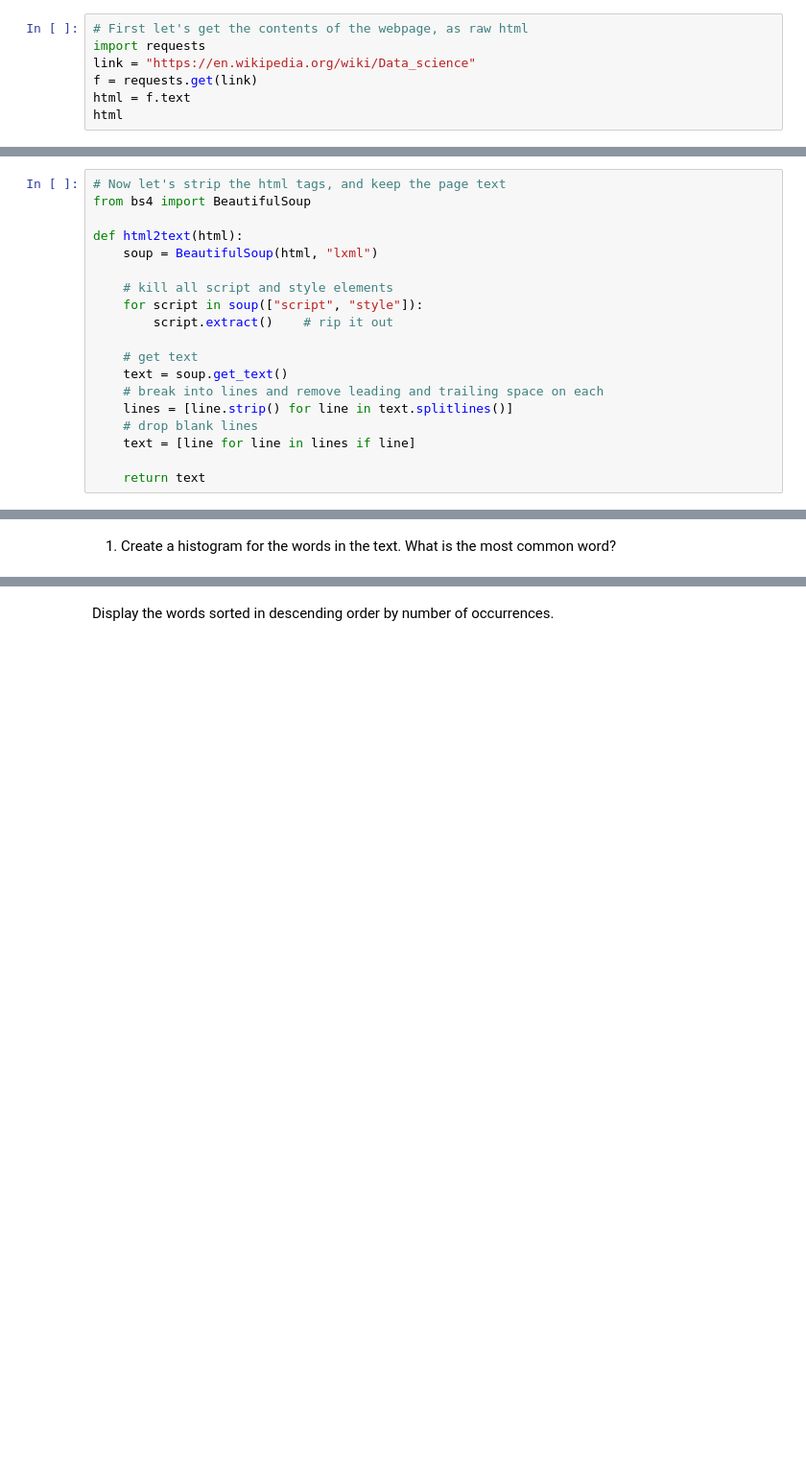
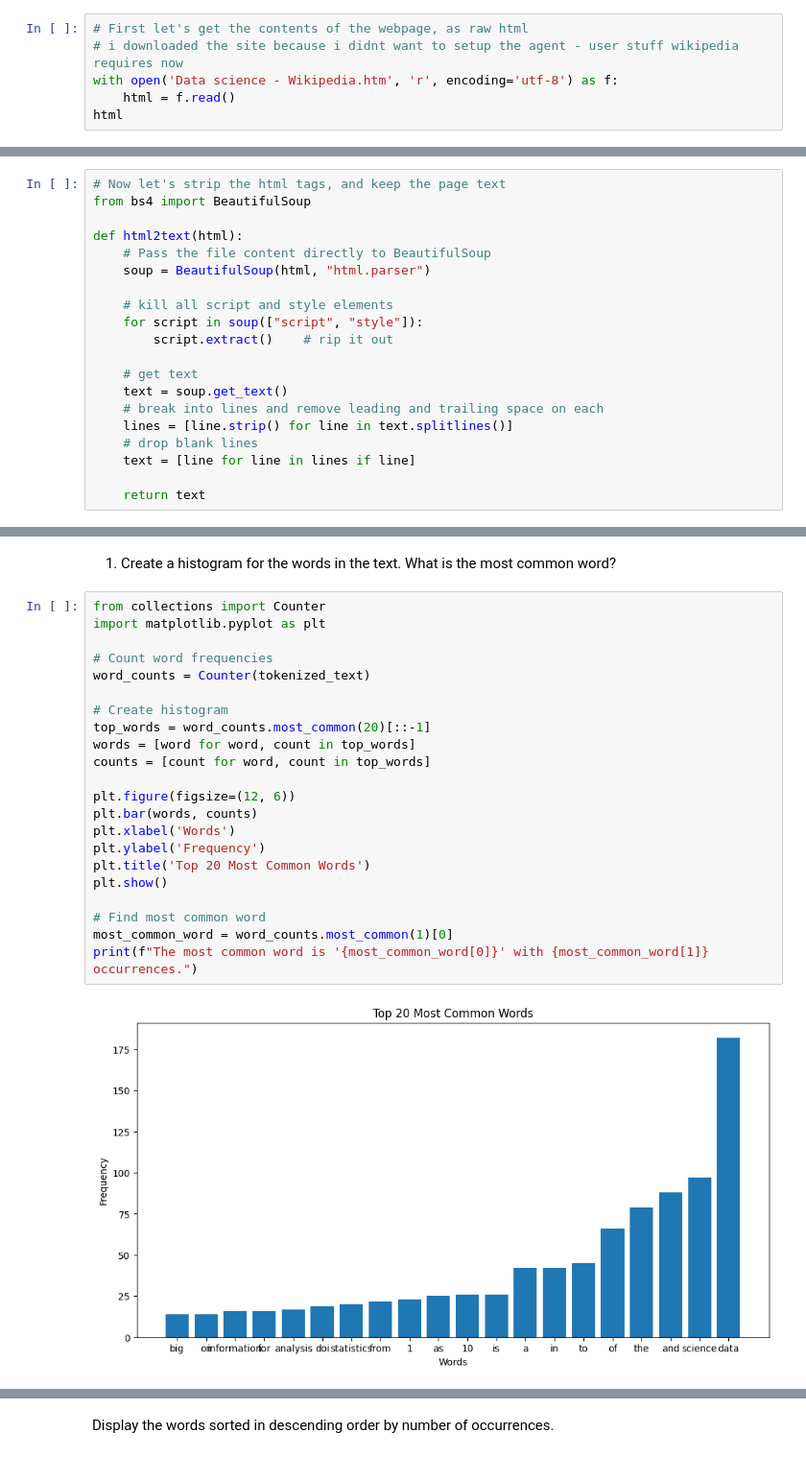
Before and after one commit to jonako123/intro-to-data-science-HW3, a Jupyter notebook: Wikipedia Text Games.ipynb, the cells around one changed output, grey strips where cells are left out. Shown at 96% size. Cells and saved outputs as stored; diff of their text form; blank space fills up the shorter version.

Commit message:
Update notebooks, rename data file to CSV, and update .gitignore
Co-Authored-By: Claude Sonnet 4.6 <noreply@anthropic.com>

```diff
--- a/Wikipedia Text Games.ipynb
+++ b/Wikipedia Text Games.ipynb
@@ -3,9 +3,8 @@
 In this exercise, we'll analyze the text from a Wikipedia page. We will get experience working with Python lists, dictionaries and sets and review the materials we learned in Lesson 1.
 # %%
 # First let's get the contents of the webpage, as raw html
-import requests
-link = "https://en.wikipedia.org/wiki/Data_science"
-f = requests.get(link)
-html = f.text
+# i downloaded the site because i didnt want to setup the agent - user stuff wikipedia requires now
+with open('Data science - Wikipedia.htm', 'r', encoding='utf-8') as f:
+    html = f.read()
 html
 # %% [output]
@@ -15,7 +14,8 @@ html
 from bs4 import BeautifulSoup
 
 def html2text(html):
-    soup = BeautifulSoup(html, "lxml")
+    # Pass the file content directly to BeautifulSoup
+    soup = BeautifulSoup(html, "html.parser")
 
     # kill all script and style elements
     for script in soup(["script", "style"]):
@@ -103,3 +103,27 @@ tokenized_text
  ...]
 # %% [markdown]
 1. Create a histogram for the words in the text. What is the most common word?
+# %%
+from collections import Counter
+import matplotlib.pyplot as plt
+
+# Count word frequencies
+word_counts = Counter(tokenized_text)
+
+# Create histogram
+top_words = word_counts.most_common(20)[::-1]
+words = [word for word, count in top_words]
+counts = [count for word, count in top_words]
+
+plt.figure(figsize=(12, 6))
+plt.bar(words, counts)
+plt.xlabel('Words')
+plt.ylabel('Frequency')
+plt.title('Top 20 Most Common Words')
+plt.show()
+
+# Find most common word
+most_common_word = word_counts.most_common(1)[0]
+print(f"The most common word is '{most_common_word[0]}' with {most_common_word[1]} occurrences.")
+# %% [output]
+[figure, added]
```
Also changed, not shown: parts of 16 cells of this notebook, 3 other files.
